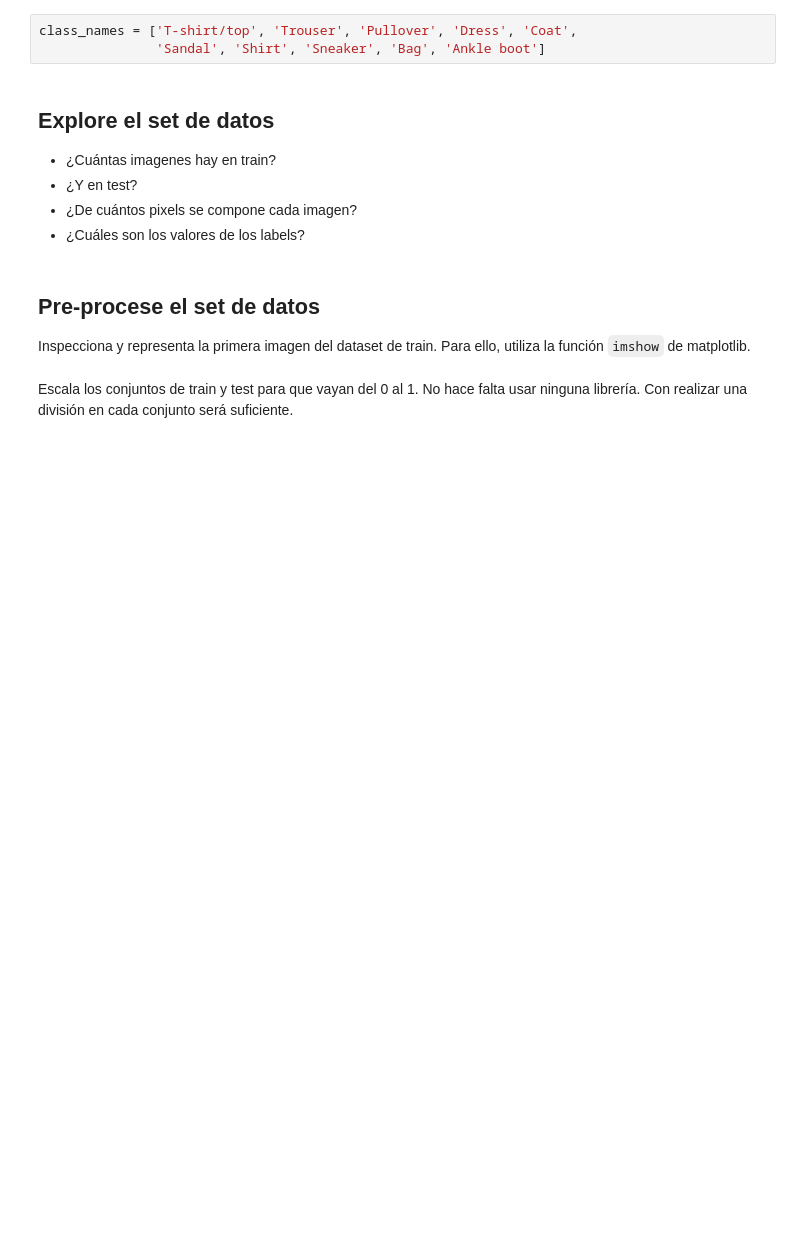
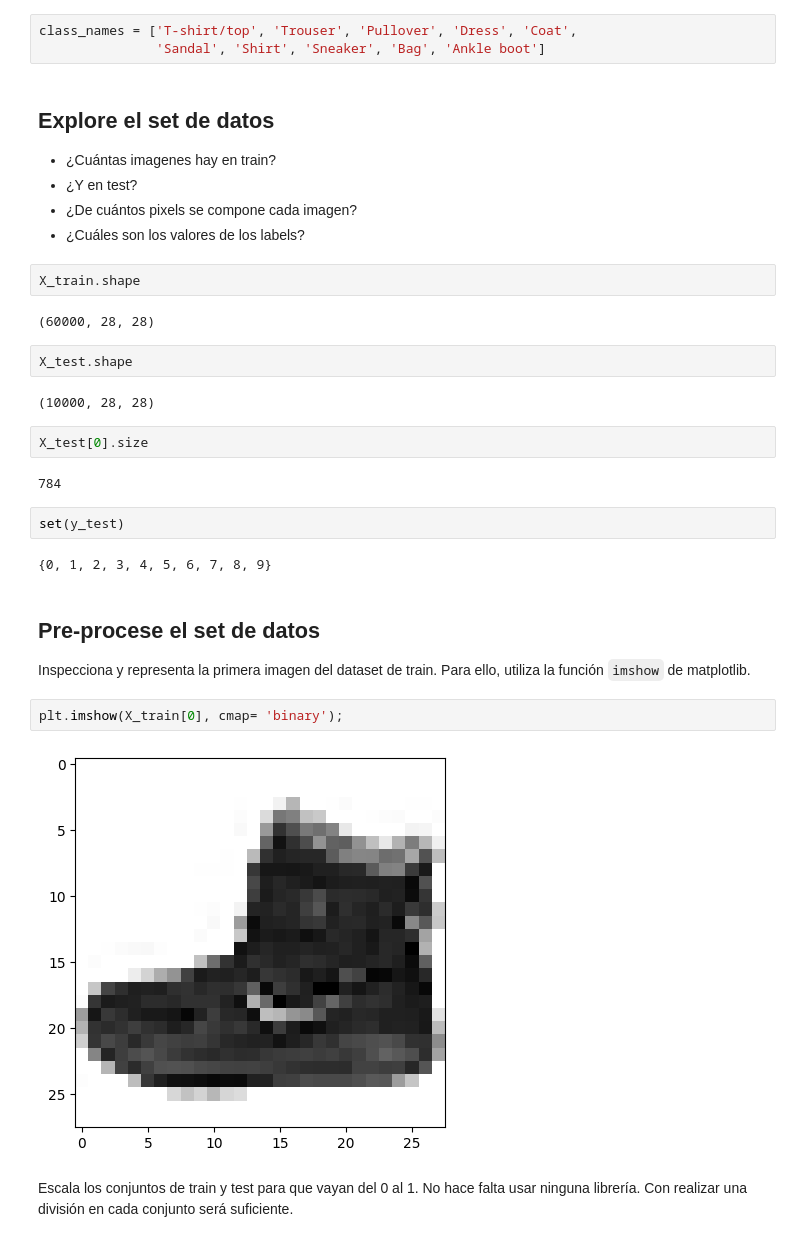
Before and after one commit to Mlcruz9/DS_TheBridgeBBK_SBIL2023, a Jupyter notebook: 3-Machine_Learning/3-Deep_Learning/1-Intro Deep Learning/ejercicios/Deep Learning classification.ipynb, the cells around one changed output. Cells and saved outputs as stored; diff of their text form; blank space fills up the shorter version.

```diff
--- a/3-Machine_Learning/3-Deep_Learning/1-Intro Deep Learning/ejercicios/Deep Learning classification.ipynb
+++ b/3-Machine_Learning/3-Deep_Learning/1-Intro Deep Learning/ejercicios/Deep Learning classification.ipynb
@@ -134,9 +126,29 @@ class_names = ['T-shirt/top', 'Trouser', 'Pullover', 'Dress', 'Coat',
 * ¿Y en test?
 * ¿De cuántos pixels se compone cada imagen?
 * ¿Cuáles son los valores de los labels?
+# %%
+X_train.shape
+# %% [output]
+(60000, 28, 28)
+# %%
+X_test.shape
+# %% [output]
+(10000, 28, 28)
+# %%
+X_test[0].size
+# %% [output]
+784
+# %%
+set(y_test)
+# %% [output]
+{0, 1, 2, 3, 4, 5, 6, 7, 8, 9}
 # %% [markdown]
 ## Pre-procese el set de datos
 
 Inspecciona y representa la primera imagen del dataset de train. Para ello, utiliza la función `imshow` de matplotlib.
+# %%
+plt.imshow(X_train[0], cmap= 'binary');
+# %% [output]
+[figure, added]
 # %% [markdown]
 Escala los conjuntos de train y test para que vayan del 0 al 1. No hace falta usar ninguna librería. Con realizar una división en cada conjunto será suficiente.
```
Also changed, not shown: parts of 31 cells of this notebook, 2 other files.
